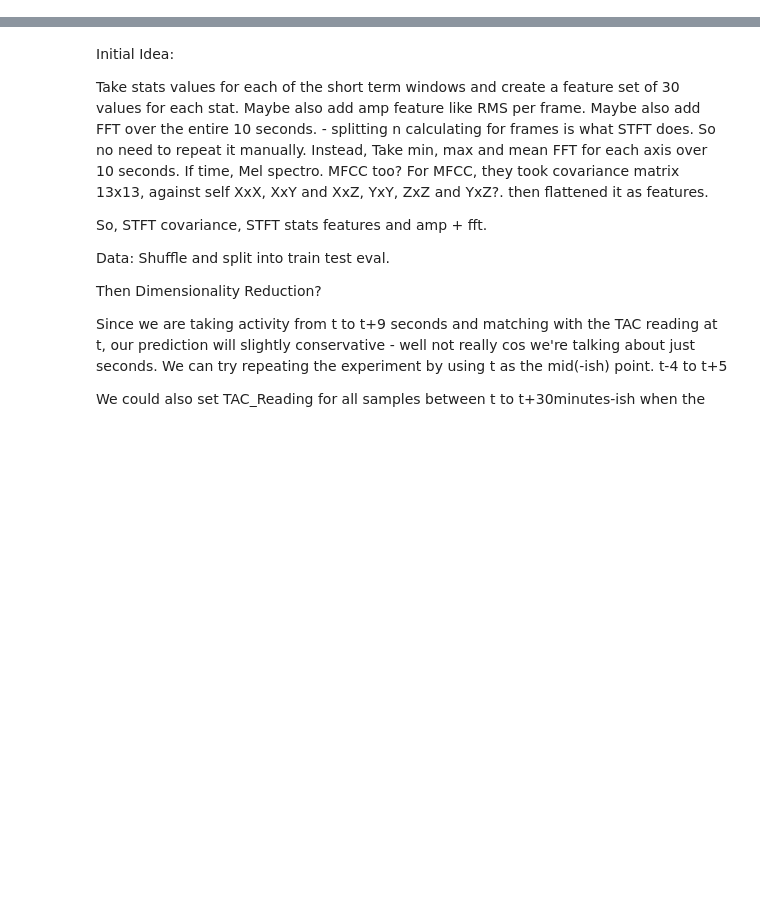
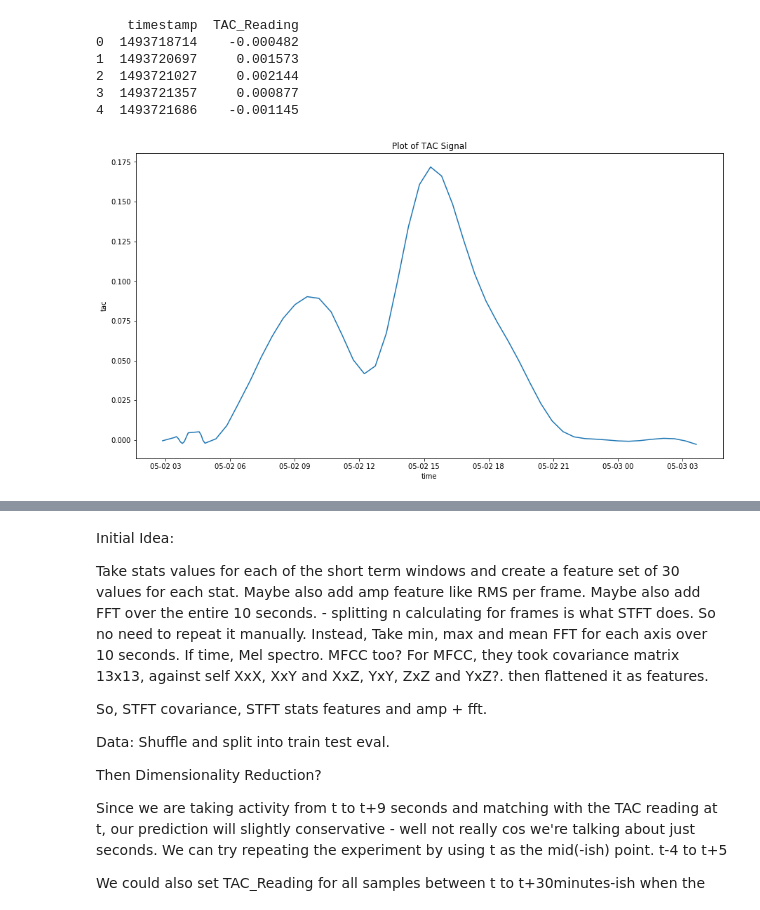
Before and after one commit to neo-anderson/TACPrediction, a Jupyter notebook: Analysis.ipynb, the cells around one changed output, grey strips where cells are left out. Saved outputs shown, nothing was run; the diff lists cells and outputs as text; code cells hidden in the pictures; blank space fills up the shorter version.

Commit message:
Time, Freq and Spectral Domain

```diff
--- a/Analysis.ipynb
+++ b/Analysis.ipynb
@@ -423,0 +56,18 @@ for start, end in zip(start_times, end_times):
+# %%
+# Quick look at TAC data
+df = pd.read_csv('data/clean_tac/BK7610_clean_TAC.csv')
+print(df.head())
+_, _ = plt.subplots(figsize=(15,8))
+plt.plot(df['timestamp'].map(datetime.fromtimestamp), df['TAC_Reading'])
+plt.xlabel('time')
+plt.ylabel('tac')
+plt.title('Plot of TAC Signal')
+plt.show()
+# %% [output]
+    timestamp  TAC_Reading
+0  1493718714    -0.000482
+1  1493720697     0.001573
+2  1493721027     0.002144
+3  1493721357     0.000877
+4  1493721686    -0.001145
+[figure, added]
```
Also changed, not shown: parts of 82 cells of this notebook.
